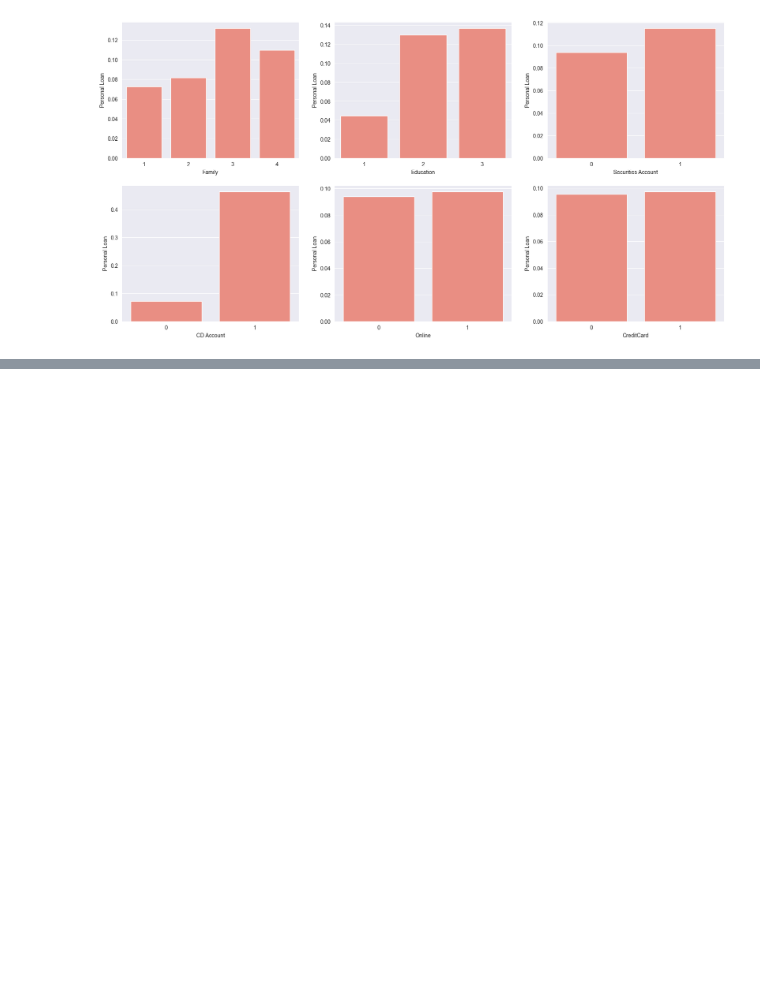
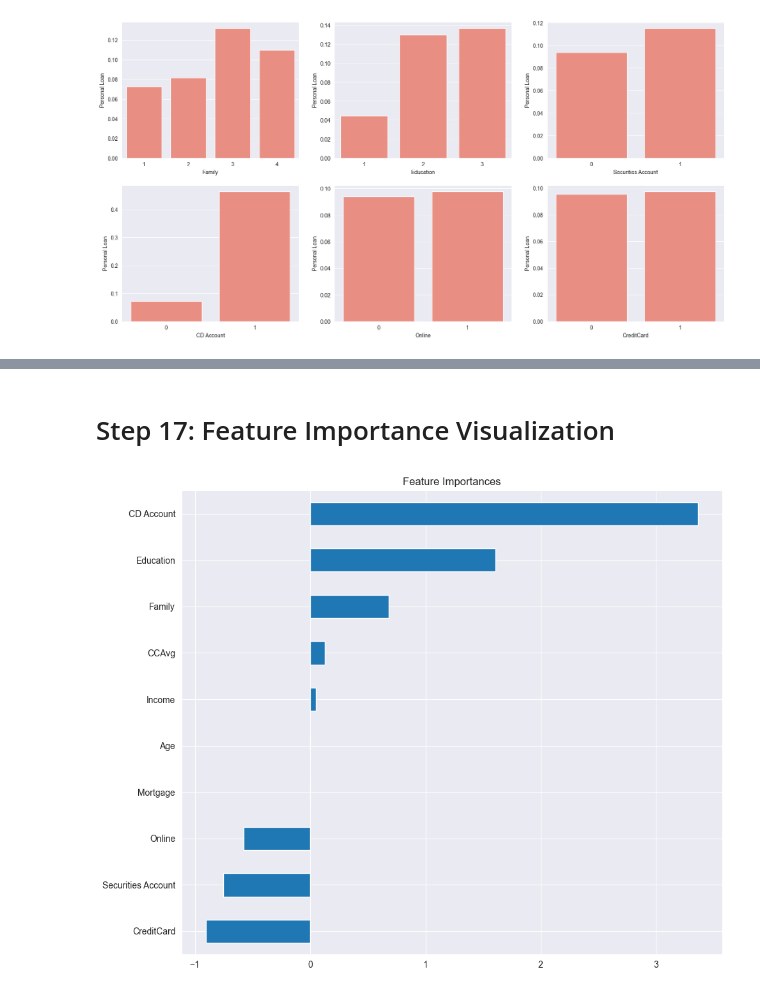
Before and after one commit to Dear0001/Bank_Load_Detection, a Jupyter notebook: load_detection.ipynb, the cells around one changed output, grey strips where cells are left out. Saved outputs shown, nothing was run; the diff lists cells and outputs as text; code cells hidden in the pictures; blank space fills up the shorter version.

```diff
--- a/load_detection.ipynb
+++ b/load_detection.ipynb
@@ -250,3 +238,6 @@ X = data.drop(columns=["Personal Loan", "Experience"], axis=1)
 
 # Define the target variable
 y = data['Personal Loan']
+# %%
+# Step 13: Encode Categorical Variables (if needed)
+X = pd.get_dummies(X, drop_first=True)
@@ -252,0 +246,4 @@ y = data['Personal Loan']
+# %%
+X_train, X_test, y_train, y_test = train_test_split(
+    X, y, test_size=0.3, random_state=42, stratify=y
+)
@@ -252,0 +252,3 @@ y = data['Personal Loan']
+# %%
+model = LogisticRegression(max_iter=1000)
+model.fit(X_train, y_train)
@@ -252,0 +281,9 @@ y = data['Personal Loan']
+# %% [markdown]
+# Step 17: Feature Importance Visualization
+# %%
+coefficients = pd.Series(model.coef_[0], index=X.columns)
+coefficients.sort_values().plot(kind='barh', figsize=(10, 8), title="Feature Importances")
+plt.tight_layout()
+plt.show()
+# %% [output]
+[figure, added]
```
Also changed, not shown: parts of 13 cells of this notebook.
